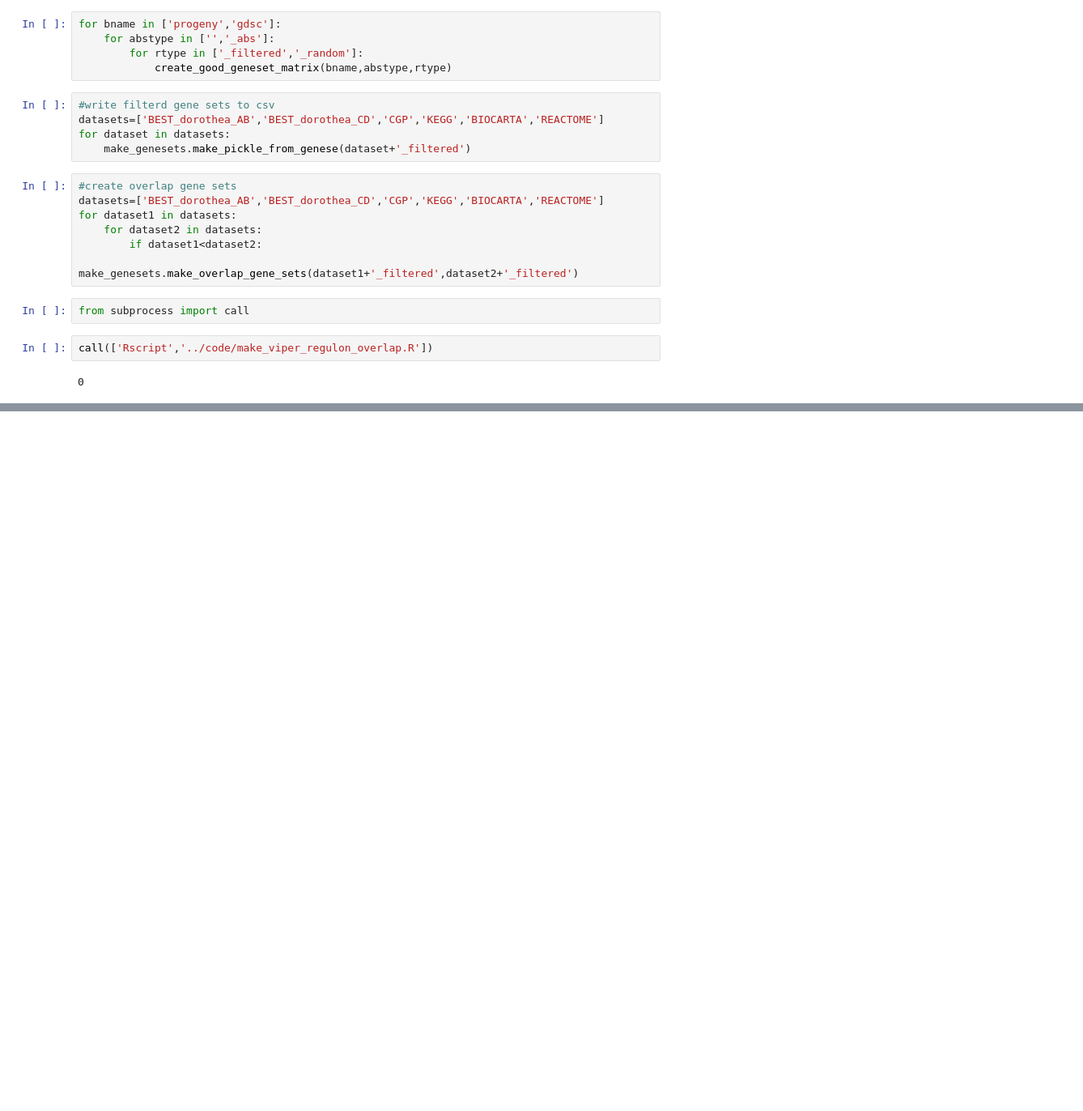
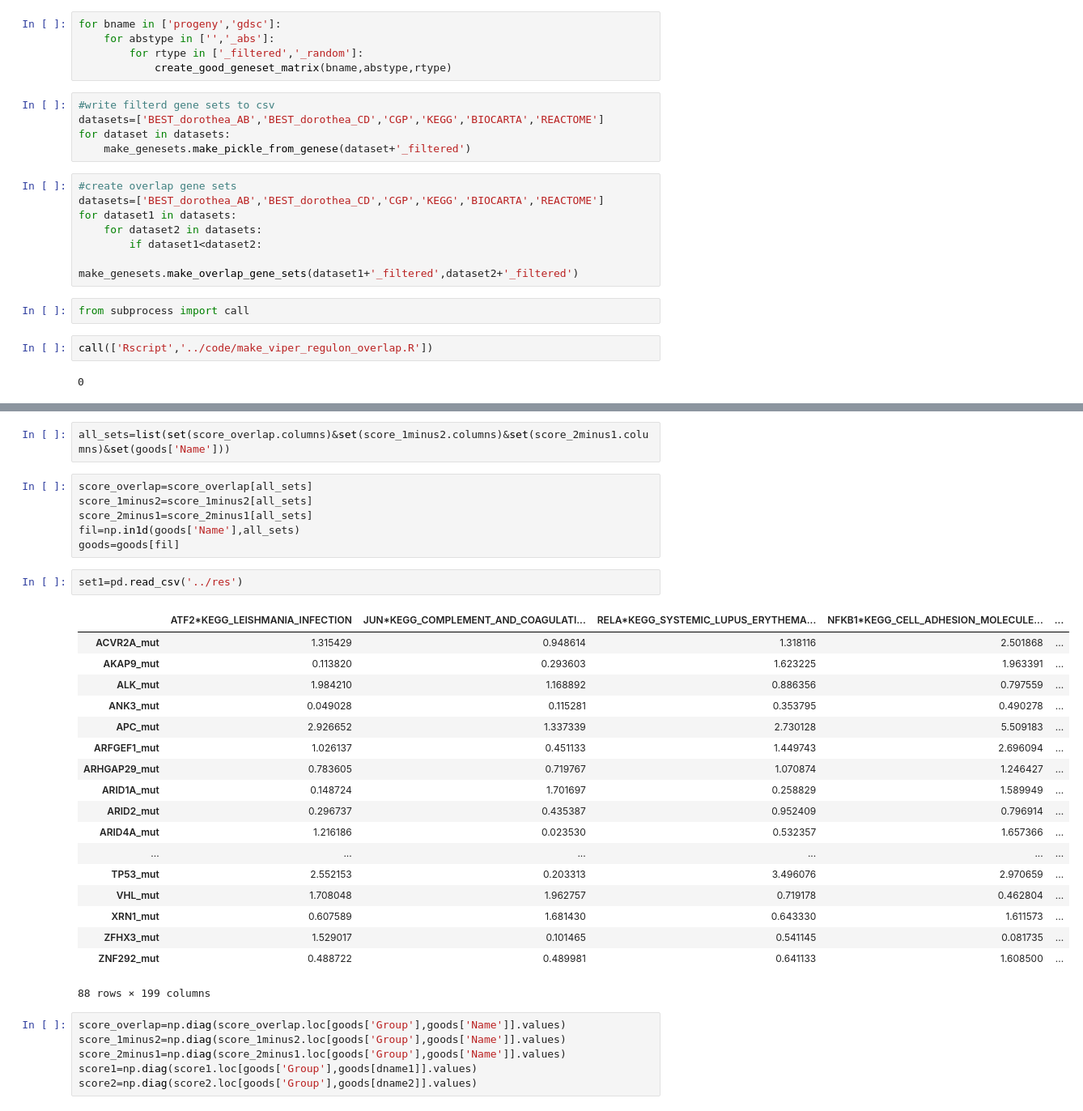
Before and after one commit to bence-szalai/why-pathway-methods-work, a Jupyter notebook: notebooks/overlap_analysis.ipynb, the cells around one changed output, grey strips where cells are left out. Shown at 81% size. Drawn from its saved outputs; the diff is of its cells as text; blank space fills up the shorter version.

```diff
--- a/notebooks/overlap_analysis.ipynb
+++ b/notebooks/overlap_analysis.ipynb
@@ -318,0 +204,35 @@ activity2m1.shape
+# %%
+all_sets=list(set(score_overlap.columns)&set(score_1minus2.columns)&set(score_2minus1.columns)&set(goods['Name']))
+# %%
+score_overlap=score_overlap[all_sets]
+score_1minus2=score_1minus2[all_sets]
+score_2minus1=score_2minus1[all_sets]
+fil=np.in1d(goods['Name'],all_sets)
+goods=goods[fil]
+# %%
+set1=pd.read_csv('../res')
+# %% [output]
+|  | ATF2*KEGG_LEISHMANIA_INFECTION | JUN*KEGG_COMPLEMENT_AND_COAGULATI... | RELA*KEGG_SYSTEMIC_LUPUS_ERYTHEMA... | NFKB1*KEGG_CELL_ADHESION_MOLECULE... | ... |
+| ACVR2A_mut | 1.315429 | 0.948614 | 1.318116 | 2.501868 | ... |
+| AKAP9_mut | 0.113820 | 0.293603 | 1.623225 | 1.963391 | ... |
+| ALK_mut | 1.984210 | 1.168892 | 0.886356 | 0.797559 | ... |
+| ANK3_mut | 0.049028 | 0.115281 | 0.353795 | 0.490278 | ... |
+| APC_mut | 2.926652 | 1.337339 | 2.730128 | 5.509183 | ... |
+| ARFGEF1_mut | 1.026137 | 0.451133 | 1.449743 | 2.696094 | ... |
+| ARHGAP29_mut | 0.783605 | 0.719767 | 1.070874 | 1.246427 | ... |
+| ARID1A_mut | 0.148724 | 1.701697 | 0.258829 | 1.589949 | ... |
+| ARID2_mut | 0.296737 | 0.435387 | 0.952409 | 0.796914 | ... |
+| ARID4A_mut | 1.216186 | 0.023530 | 0.532357 | 1.657366 | ... |
+| ... | ... | ... | ... | ... | ... |
+| TP53_mut | 2.552153 | 0.203313 | 3.496076 | 2.970659 | ... |
+| VHL_mut | 1.708048 | 1.962757 | 0.719178 | 0.462804 | ... |
+| XRN1_mut | 0.607589 | 1.681430 | 0.643330 | 1.611573 | ... |
+| ZFHX3_mut | 1.529017 | 0.101465 | 0.541145 | 0.081735 | ... |
+| ZNF292_mut | 0.488722 | 0.489981 | 0.641133 | 1.608500 | ... |
+88 rows × 199 columns
+# %%
+score_overlap=np.diag(score_overlap.loc[goods['Group'],goods['Name']].values)
+score_1minus2=np.diag(score_1minus2.loc[goods['Group'],goods['Name']].values)
+score_2minus1=np.diag(score_2minus1.loc[goods['Group'],goods['Name']].values)
+score1=np.diag(score1.loc[goods['Group'],goods[dname1]].values)
+score2=np.diag(score2.loc[goods['Group'],goods[dname2]].values)
```
Also changed, not shown: parts of 50 cells of this notebook.
